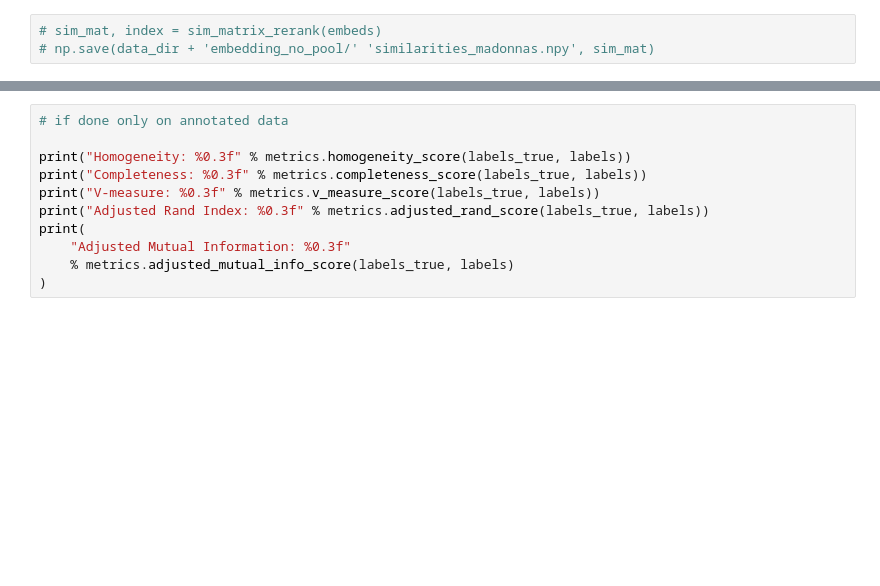
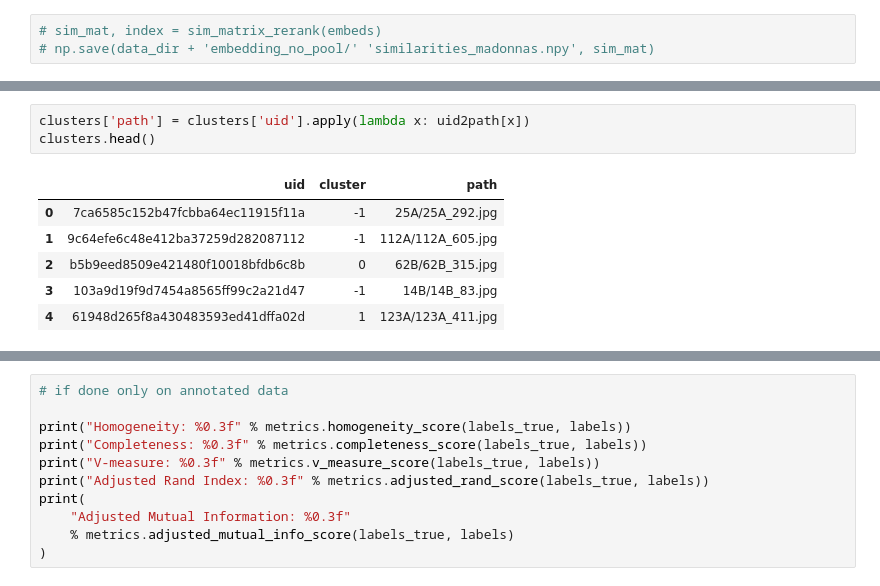
Before and after one commit to ludovicaschaerf/Cini_TDA, a Jupyter notebook: notebooks/Iconography.ipynb, the cells around one changed output, grey strips where cells are left out. Cells and saved outputs as stored; diff of their text form; blank space fills up the shorter version.

```diff
--- a/notebooks/Iconography.ipynb
+++ b/notebooks/Iconography.ipynb
@@ -163,0 +171,10 @@ db = DBSCAN(eps=0.3, min_samples=10, metric='precomputed').fit(sim_mat)
+# %%
+clusters['path'] = clusters['uid'].apply(lambda x: uid2path[x])
+clusters.head()
+# %% [output]
+|  | uid | cluster | path |
+| 0 | 7ca6585c152b47fcbba64ec11915f11a | -1 | 25A/25A_292.jpg |
+| 1 | 9c64efe6c48e412ba37259d282087112 | -1 | 112A/112A_605.jpg |
+| 2 | b5b9eed8509e421480f10018bfdb6c8b | 0 | 62B/62B_315.jpg |
+| 3 | 103a9d19f9d7454a8565ff99c2a21d47 | -1 | 14B/14B_83.jpg |
+| 4 | 61948d265f8a430483593ed41dffa02d | 1 | 123A/123A_411.jpg |
```
Also changed, not shown: parts of 13 cells of this notebook, 1 other file.
